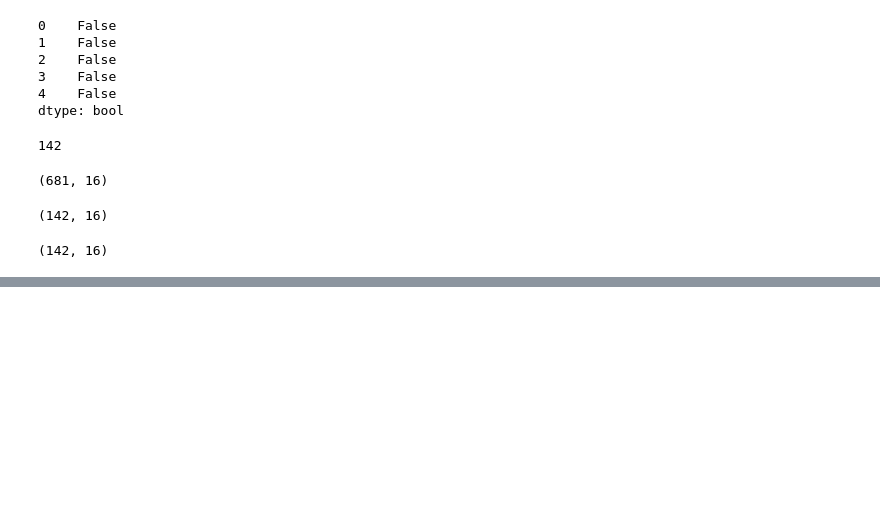
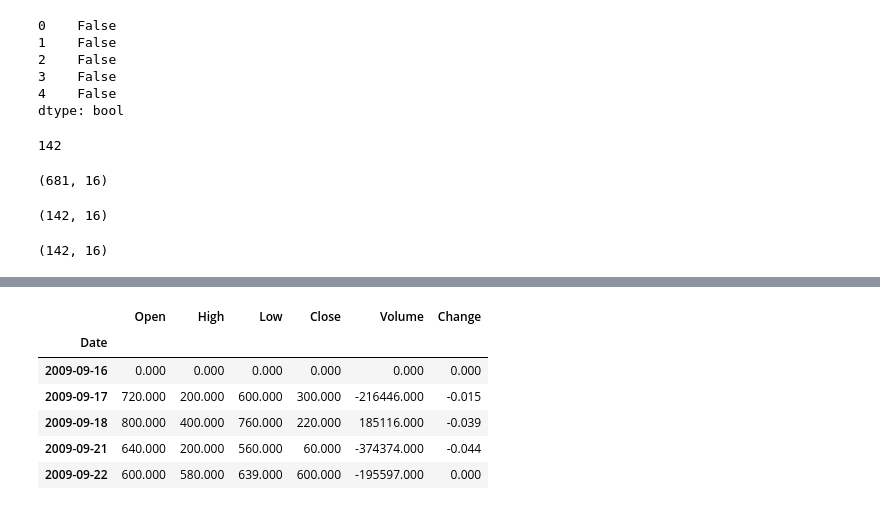
Before and after one commit to seojinsarejj/Quant_Investment_Based_On_Python, a Jupyter notebook: Part1/03.EDA.ipynb, the cells around one changed output, grey strips where cells are left out. Cells and saved outputs as stored; diff of their text form; code cells hidden in the pictures; blank space fills up the shorter version.

```diff
--- a/Part1/03.EDA.ipynb
+++ b/Part1/03.EDA.ipynb
@@ -666,0 +707,10 @@ df.loc[df['순이익률(%)'] > df['영업이익률(%)']].shape
+# %%
+(price_df - price_df.iloc[0]).head()
+# %% [output]
+|  | Open | High | Low | Close | Volume | Change |
+| Date |  |  |  |  |  |  |
+| 2009-09-16 | 0.000 | 0.000 | 0.000 | 0.000 | 0.000 | 0.000 |
+| 2009-09-17 | 720.000 | 200.000 | 600.000 | 300.000 | -216446.000 | -0.015 |
+| 2009-09-18 | 800.000 | 400.000 | 760.000 | 220.000 | 185116.000 | -0.039 |
+| 2009-09-21 | 640.000 | 200.000 | 560.000 | 60.000 | -374374.000 | -0.044 |
+| 2009-09-22 | 600.000 | 580.000 | 639.000 | 600.000 | -195597.000 | 0.000 |
```
Also changed, not shown: parts of 13 cells of this notebook.
